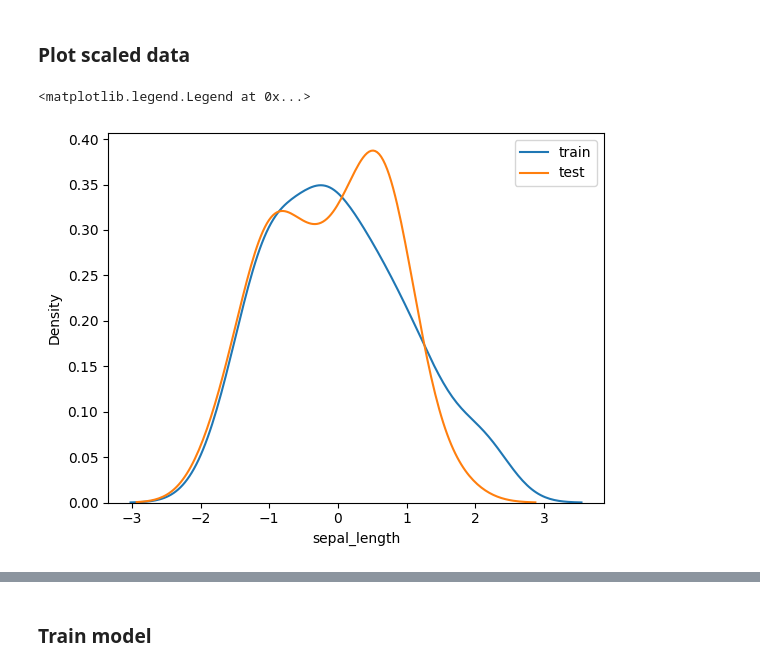
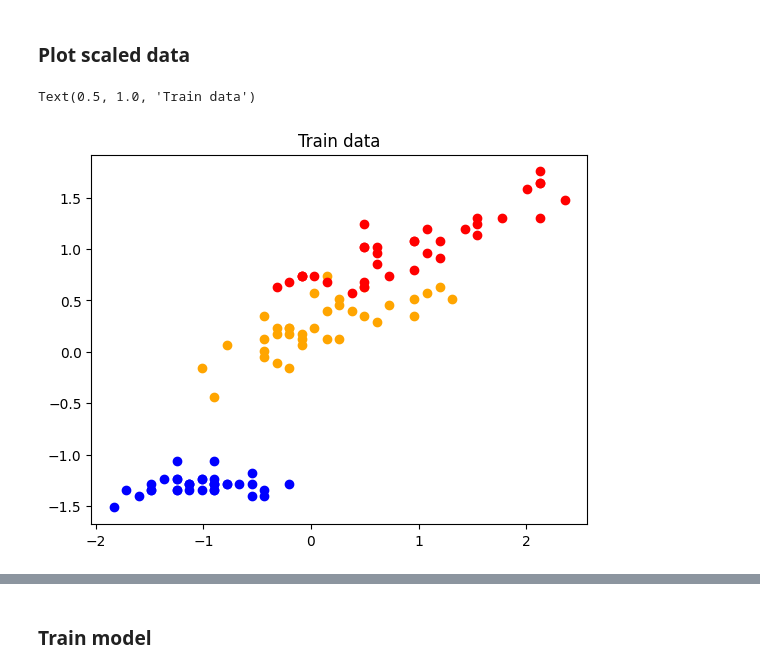
Before and after one commit to BuiHoangTu/ul.year2024Autumn.data-engineering-machine-learning.e-tivities, a Jupyter notebook: a3/Activity3_24005665.ipynb, the cells around one changed output, grey strips where cells are left out. Drawn from its saved outputs; the diff is of its cells as text; code cells hidden in the pictures.

Commit message:
update plot and some answer

```diff
--- a/a3/Activity3_24005665.ipynb
+++ b/a3/Activity3_24005665.ipynb
@@ -200,12 +200,17 @@ X_test = sc.transform(X_test)
 # %% [markdown]
 ### Plot scaled data
 # %%
-import seaborn as sns
+# import seaborn as sns
 
-sns.kdeplot(X_train[:,0])
-sns.kdeplot(X_test[:,0])
-plt.xlabel("sepal_length")
-plt.legend(["train", "test"])
+# sns.kdeplot(X_train[:,0])
+# sns.kdeplot(X_test[:,0])
+# plt.xlabel("sepal_length")
+# plt.legend(["train", "test"])
+
+plt.scatter(X_train[y_train == 0][:, 0], X_train[y_train == 0][:, 1], color="blue")
+plt.scatter(X_train[y_train == 1][:, 0], X_train[y_train == 1][:, 1], color="orange")
+plt.scatter(X_train[y_train == 2][:, 0], X_train[y_train == 2][:, 1], color="red")
+plt.title("Train data")
 # %% [output]
-<matplotlib.legend.Legend at 0x...>
+Text(0.5, 1.0, 'Train data')
-[figure, old version]
+[figure, new version]
```
Also changed, not shown: parts of 13 cells of this notebook.
